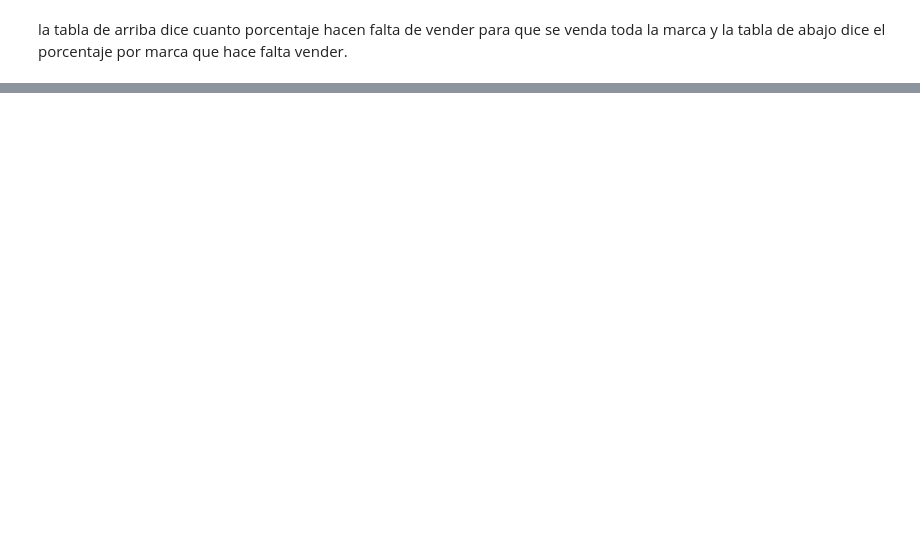
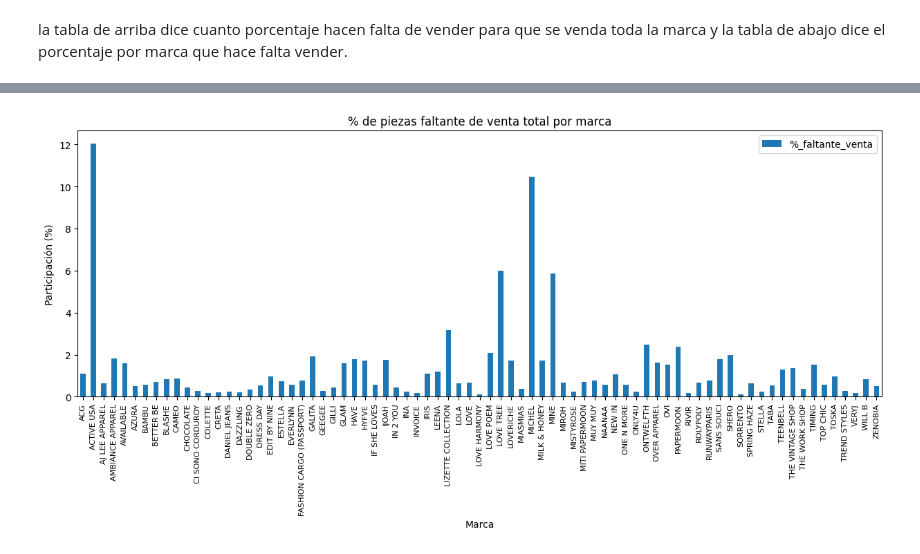
Before and after one commit to Adrian-estrada-chavez/clothing-sales-roi-analysis, a Jupyter notebook: notebooks/Clothing_sales_roi_analysis.ipynb, the cells around one changed output, grey strips where cells are left out. Cells and saved outputs as stored; diff of their text form; code cells hidden in the pictures; blank space fills up the shorter version.

```diff
--- a/notebooks/Clothing_sales_roi_analysis.ipynb
+++ b/notebooks/Clothing_sales_roi_analysis.ipynb
@@ -964,0 +966,9 @@ y cultrua de datos
+# %%
+participacion_marca.plot(kind='bar',x='marca',y='%_faltante_venta', figsize=(15,5))
+plt.title('% de piezas faltante de venta total por marca')
+plt.xlabel('Marca')
+plt.ylabel('Participación (%)')
+plt.xticks(rotation=90,fontsize=8)
+plt.show()
+# %% [output]
+[figure, added]
```
Also changed, not shown: parts of 22 cells of this notebook.
